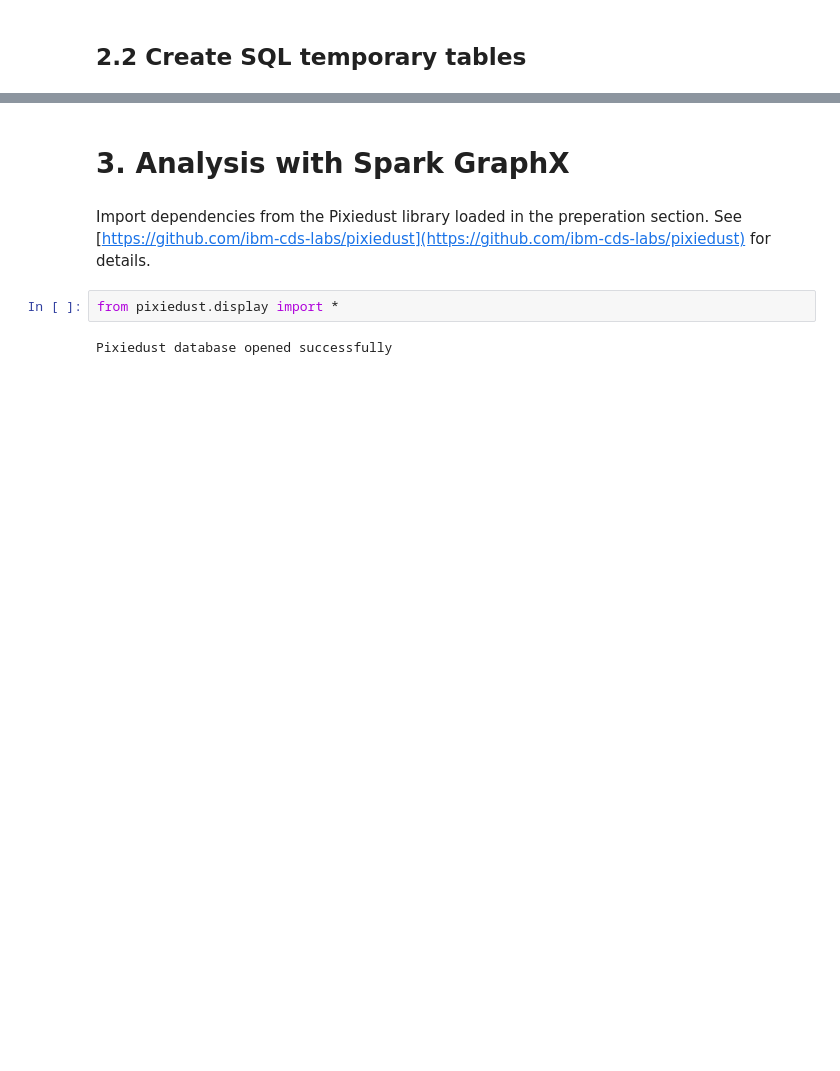
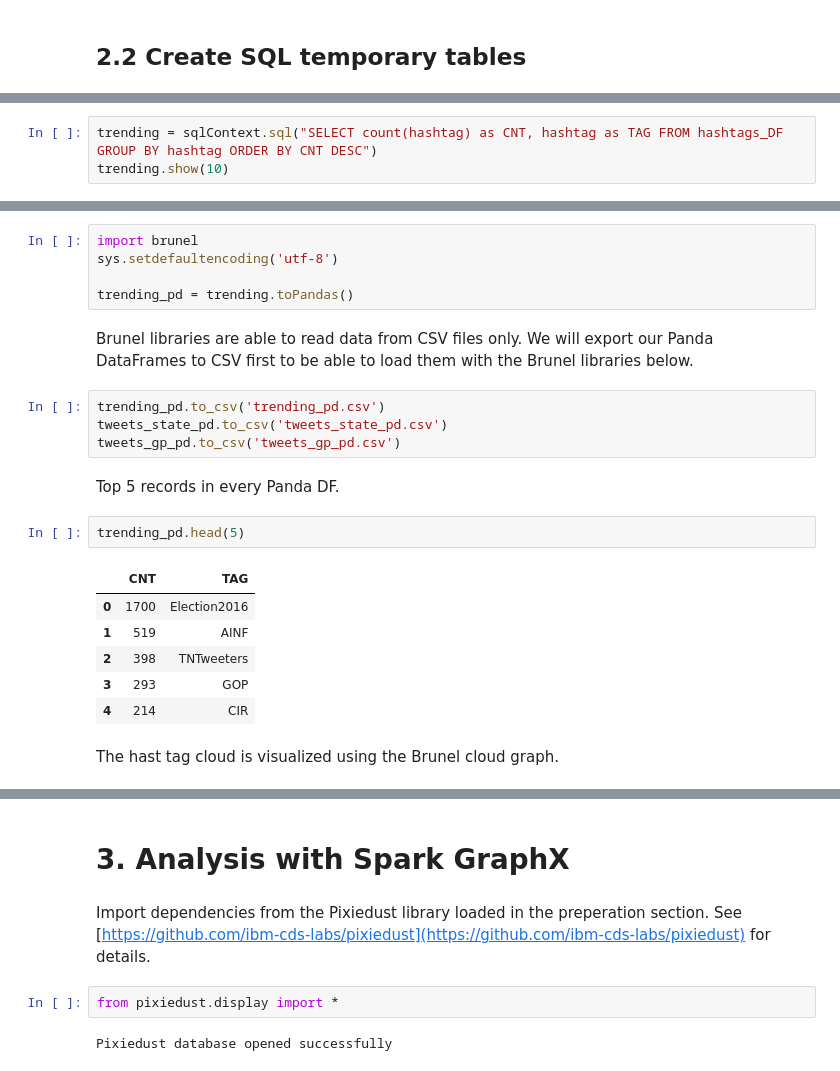
Before and after one commit to cloudant-labs/spark-cloudant, a Jupyter notebook: tutorials/wowPython.ipynb, the cells around one changed output, grey strips where cells are left out. Saved outputs shown, nothing was run; the diff lists cells and outputs as text; blank space fills up the shorter version.

```diff
--- a/tutorials/wowPython.ipynb
+++ b/tutorials/wowPython.ipynb
@@ -386,0 +397,3 @@ plt.show()
+# %%
+trending = sqlContext.sql("SELECT count(hashtag) as CNT, hashtag as TAG FROM hashtags_DF GROUP BY hashtag ORDER BY CNT DESC")
+trending.show(10)
@@ -386,0 +432,24 @@ plt.show()
+# %%
+import brunel
+sys.setdefaultencoding('utf-8')
+
+trending_pd = trending.toPandas()
+# %% [markdown]
+Brunel libraries are able to read data from CSV files only. We will export our Panda DataFrames to CSV first to be able to load them with the Brunel libraries below.
+# %%
+trending_pd.to_csv('trending_pd.csv')
+tweets_state_pd.to_csv('tweets_state_pd.csv')
+tweets_gp_pd.to_csv('tweets_gp_pd.csv')
+# %% [markdown]
+Top 5 records in every Panda DF.
+# %%
+trending_pd.head(5)
+# %% [output]
+|  | CNT | TAG |
+| 0 | 1700 | Election2016 |
+| 1 | 519 | AINF |
+| 2 | 398 | TNTweeters |
+| 3 | 293 | GOP |
+| 4 | 214 | CIR |
+# %% [markdown]
+The hast tag cloud is visualized using the Brunel cloud graph.
```
Also changed, not shown: parts of 47 cells of this notebook, 1 other file.
